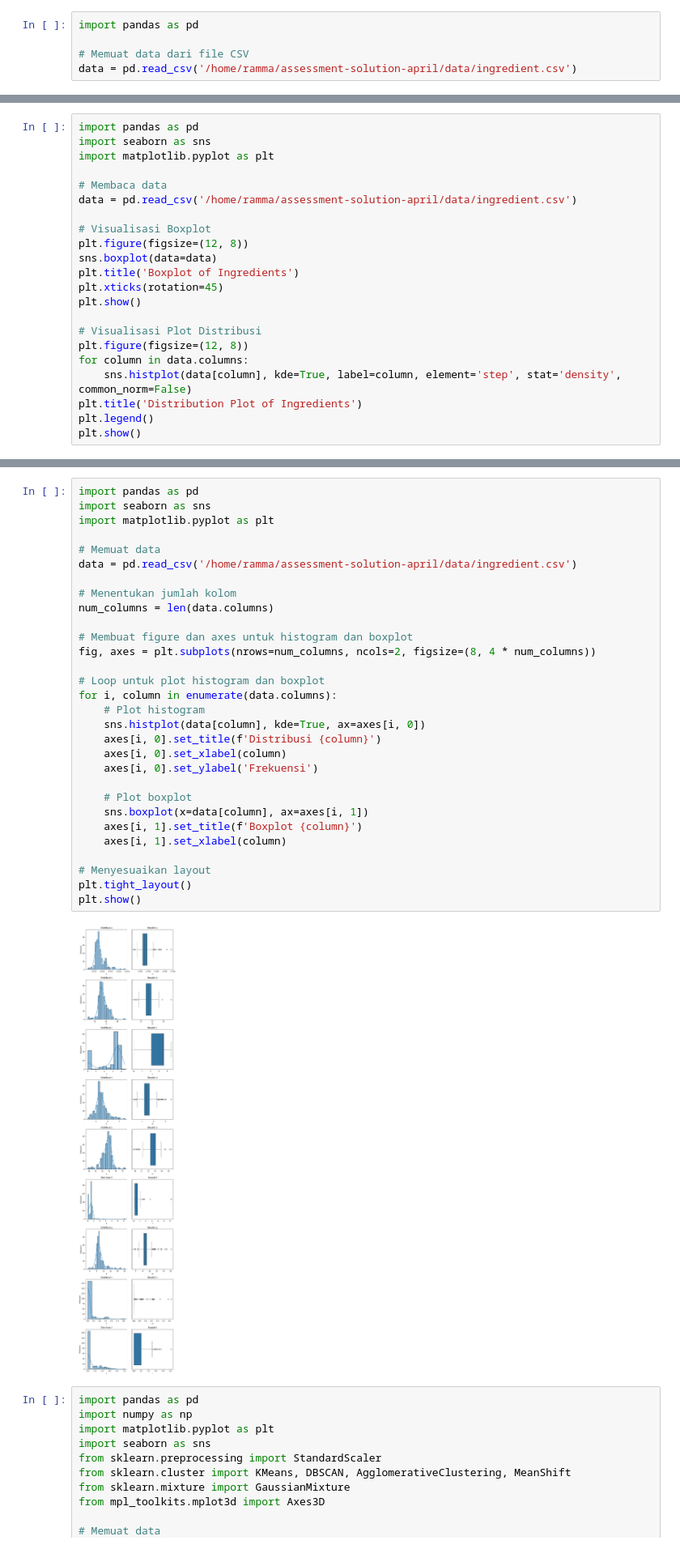
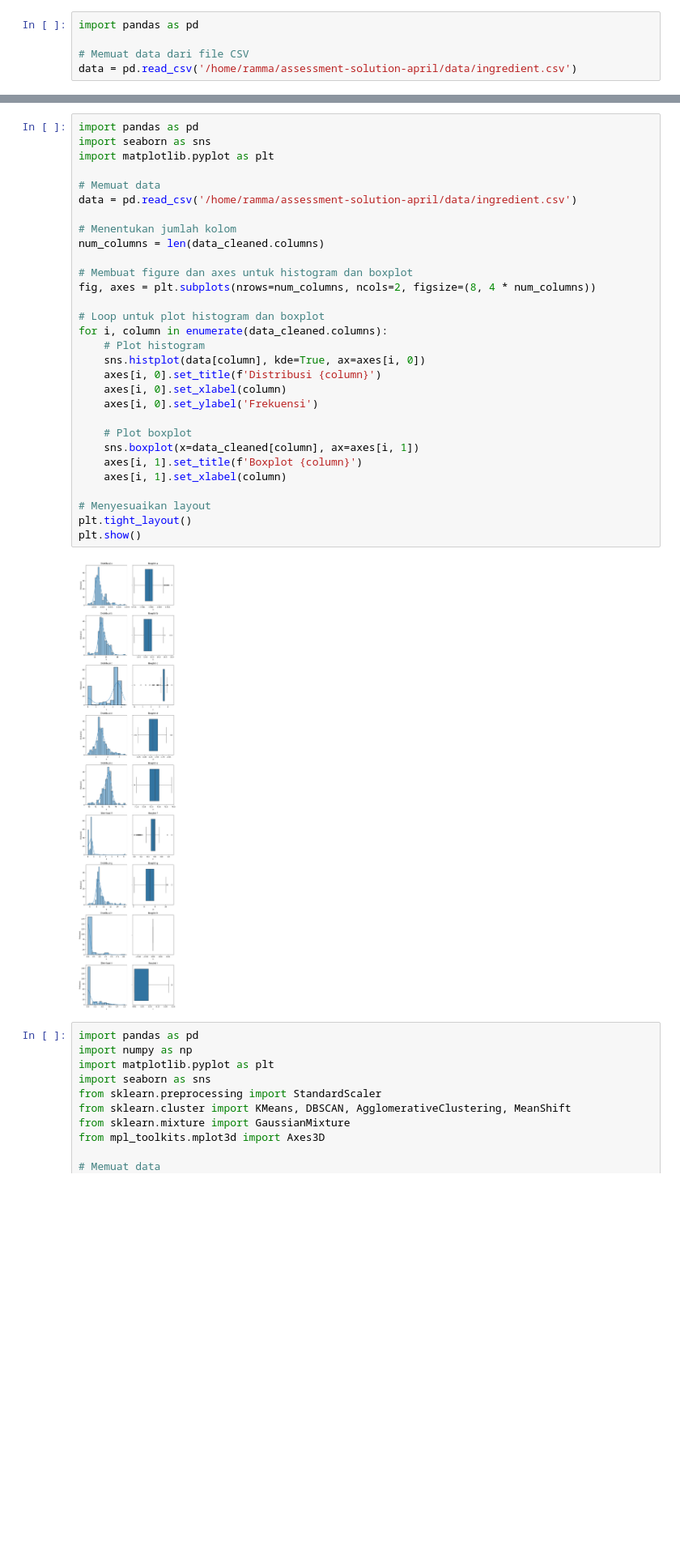
Before and after one commit to rammahayufitra/assessment-solution-april, a Jupyter notebook: solution_of_question_1/main.ipynb, the cells around one changed output, grey strips where cells are left out. Shown at 81% size. Saved outputs shown, nothing was run; the diff lists cells and outputs as text; blank space fills up the shorter version.

```diff
--- a/solution_of_question_1/main.ipynb
+++ b/solution_of_question_1/main.ipynb
@@ -124,22 +125,0 @@ Matriks Korelasi:
-# %%
-import pandas as pd
-import seaborn as sns
-import matplotlib.pyplot as plt
-
-# Membaca data
-data = pd.read_csv('/home/ramma/assessment-solution-april/data/ingredient.csv')
-
-# Visualisasi Boxplot
-plt.figure(figsize=(12, 8))
-sns.boxplot(data=data)
-plt.title('Boxplot of Ingredients')
-plt.xticks(rotation=45)
-plt.show()
-
-# Visualisasi Plot Distribusi
-plt.figure(figsize=(12, 8))
-for column in data.columns:
-    sns.histplot(data[column], kde=True, label=column, element='step', stat='density', common_norm=False)
-plt.title('Distribution Plot of Ingredients')
-plt.legend()
-plt.show()
@@ -149,35 +144,35 @@ plt.show()
 # %%
 import pandas as pd
 import seaborn as sns
 import matplotlib.pyplot as plt
 
 # Memuat data
 data = pd.read_csv('/home/ramma/assessment-solution-april/data/ingredient.csv')
 
 # Menentukan jumlah kolom
-num_columns = len(data.columns)
+num_columns = len(data_cleaned.columns)
 
 # Membuat figure dan axes untuk histogram dan boxplot
 fig, axes = plt.subplots(nrows=num_columns, ncols=2, figsize=(8, 4 * num_columns))
 
 # Loop untuk plot histogram dan boxplot
-for i, column in enumerate(data.columns):
+for i, column in enumerate(data_cleaned.columns):
     # Plot histogram
     sns.histplot(data[column], kde=True, ax=axes[i, 0])
     axes[i, 0].set_title(f'Distribusi {column}')
     axes[i, 0].set_xlabel(column)
     axes[i, 0].set_ylabel('Frekuensi')
 
     # Plot boxplot
-    sns.boxplot(x=data[column], ax=axes[i, 1])
+    sns.boxplot(x=data_cleaned[column], ax=axes[i, 1])
     axes[i, 1].set_title(f'Boxplot {column}')
     axes[i, 1].set_xlabel(column)
 
 # Menyesuaikan layout
 plt.tight_layout()
 plt.show()
 # %% [output]
-[figure, old version]
+[figure, new version]
 # %%
 import pandas as pd
 import numpy as np
```
Also changed, not shown: parts of 7 cells of this notebook.
